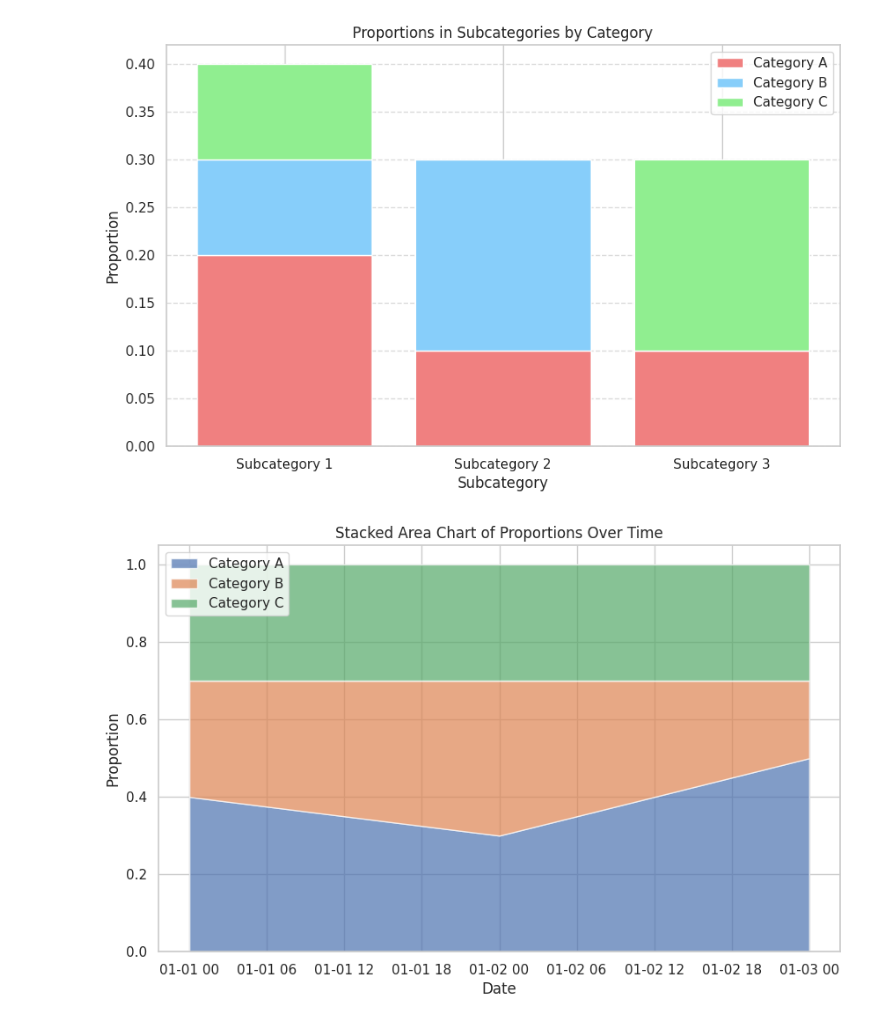
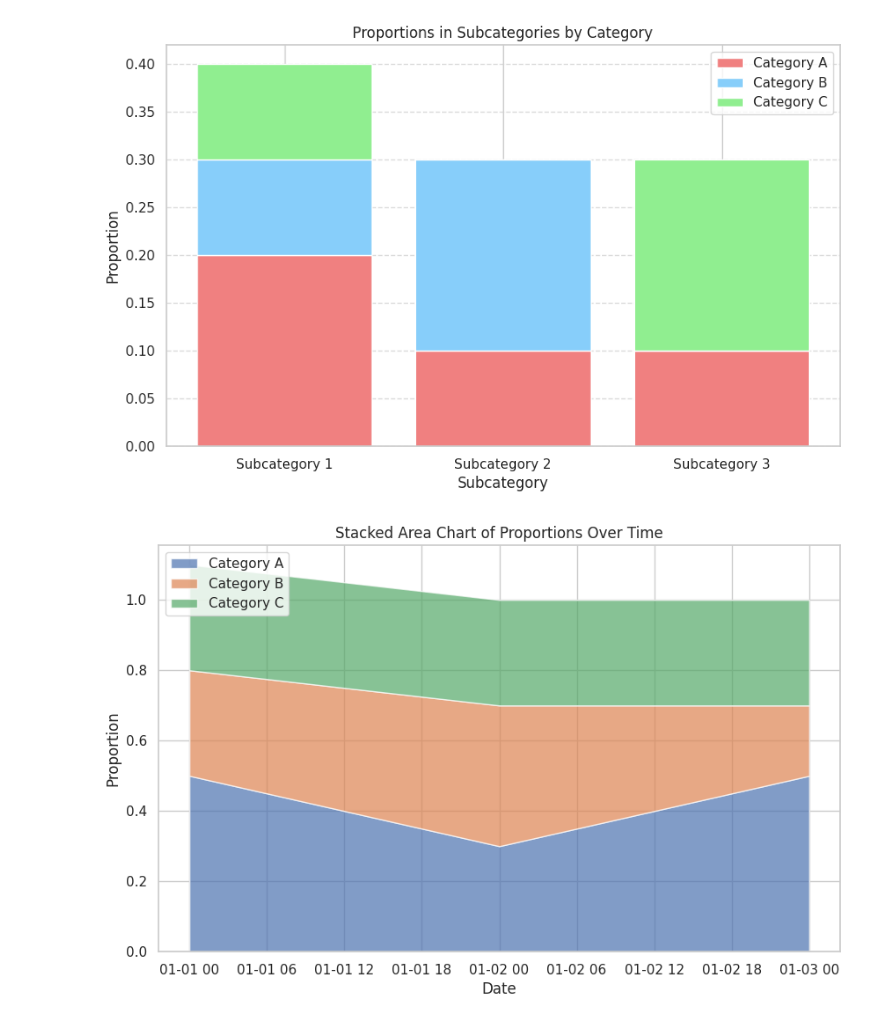
Before and after one commit to Nohan28/aiml, a Jupyter notebook: nohan23CS028.ipynb, the cells around one changed output. Saved outputs shown, nothing was run; the diff lists cells and outputs as text; code cells hidden in the pictures.

```diff
--- a/nohan23CS028.ipynb
+++ b/nohan23CS028.ipynb
@@ -1158,23 +1158,23 @@ plt.show()
 # %%
 import matplotlib.pyplot as plt
 import pandas as pd
 # Sample data
 data = {'Date': ['2023-01-01', '2023-01-02', '2023-01-03'],
-'Category_A': [0.4, 0.3, 0.5],
+'Category_A': [0.5, 0.3, 0.5],
 'Category_B': [0.3, 0.4, 0.2],
 'Category_C': [0.3, 0.3, 0.3]}
 df = pd.DataFrame(data)
 df['Date'] = pd.to_datetime(df['Date'])
 # Create a stacked area chart
 plt.figure(figsize=(10, 6))
 plt.stackplot(df['Date'], df['Category_A'], df['Category_B'], df['Category_C'], labels=['Category A',
 'Category B', 'Category C'], alpha=0.7)
 plt.title('Stacked Area Chart of Proportions Over Time')
 plt.xlabel('Date')
 plt.ylabel('Proportion')
 
 plt.legend(loc='upper left')
 plt.grid(True)
 plt.show()
 # %% [output]
-[figure, old version]
+[figure, new version]
```
Also changed, not shown: parts of 6 cells of this notebook.
